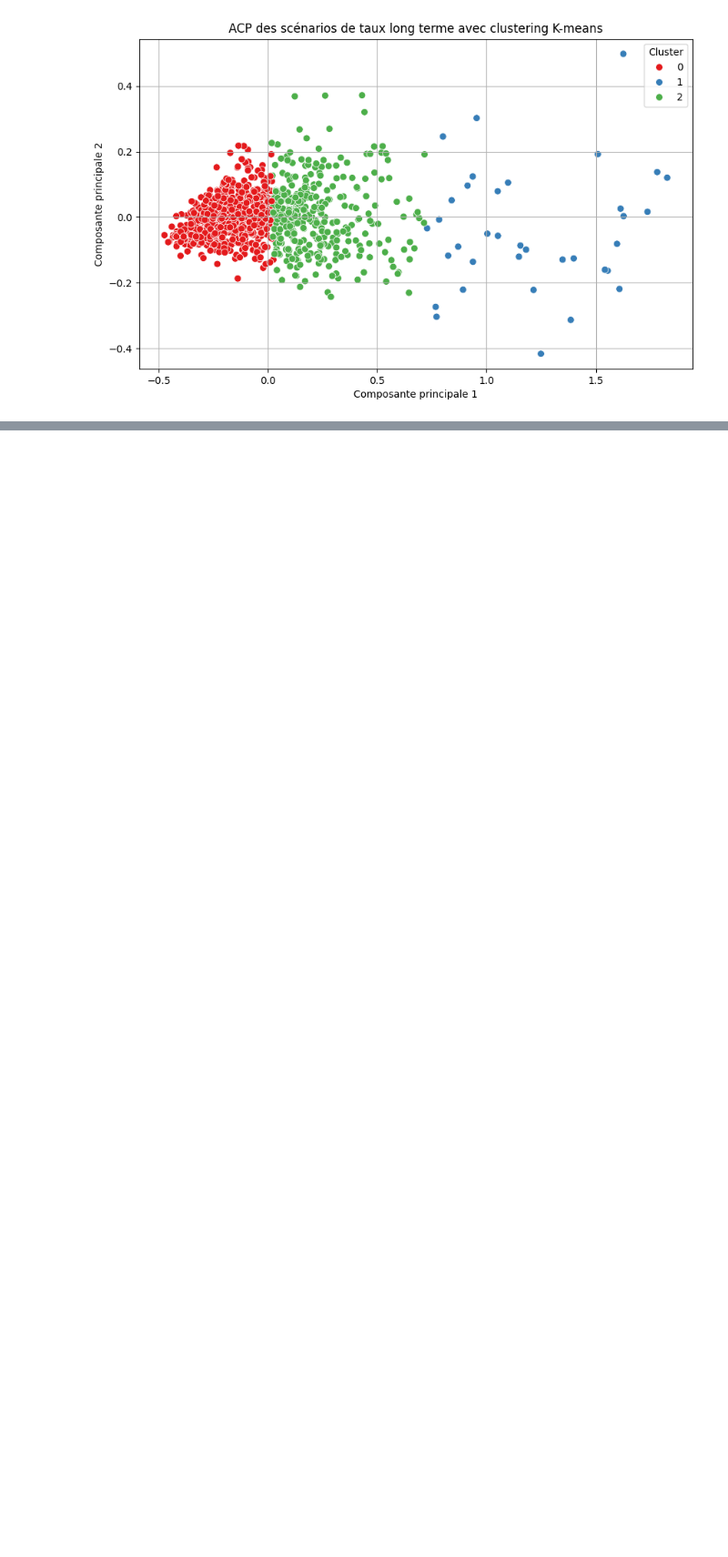
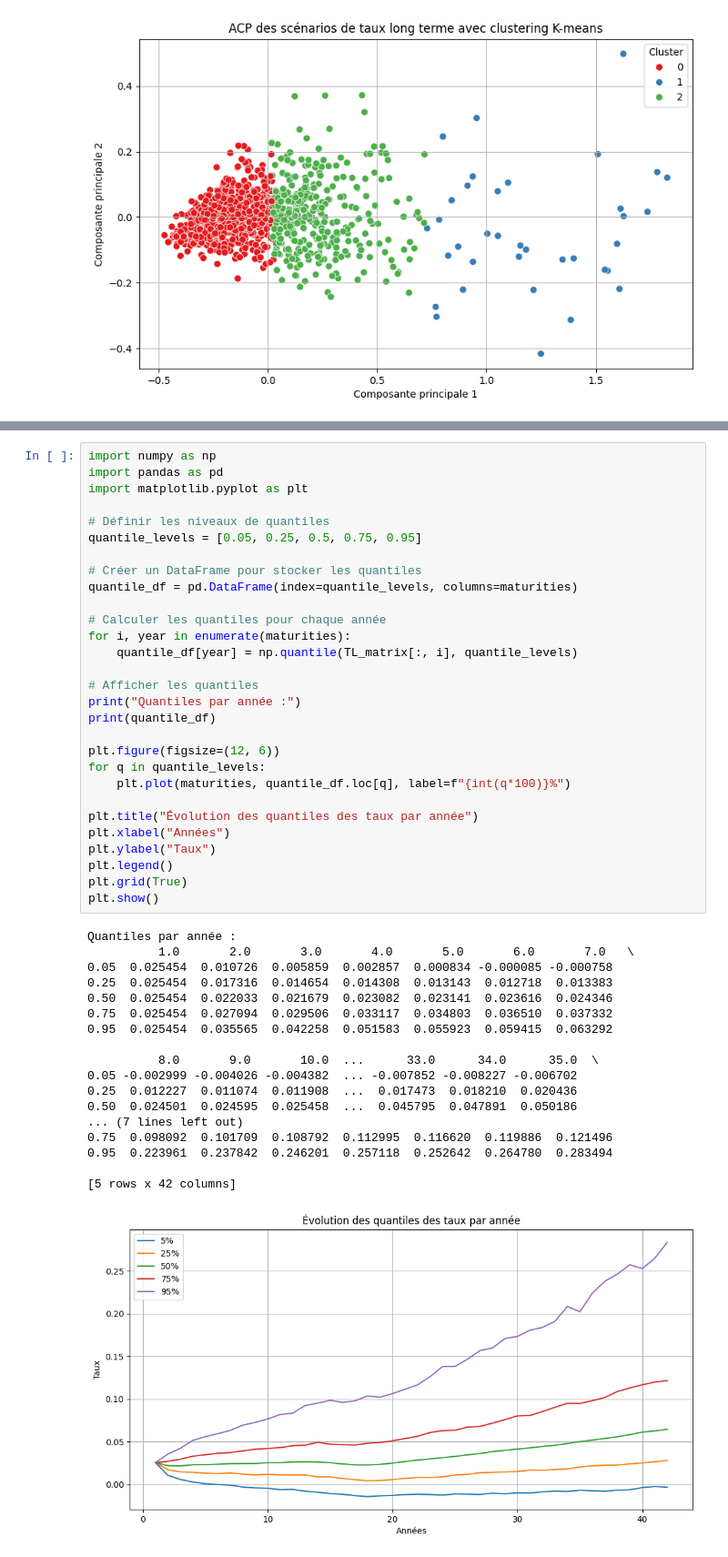
Before and after one commit to Eylz-Liu/Mod-le-vol-locale, a Jupyter notebook: Etude_GSE.ipynb, the cells around one changed output, grey strips where cells are left out. Shown at 91% size. Saved outputs shown, nothing was run; the diff lists cells and outputs as text; blank space fills up the shorter version.

```diff
--- a/Etude_GSE.ipynb
+++ b/Etude_GSE.ipynb
@@ -139,0 +142,48 @@ plt.show()
+# %%
+import numpy as np
+import pandas as pd
+import matplotlib.pyplot as plt
+
+# Définir les niveaux de quantiles
+quantile_levels = [0.05, 0.25, 0.5, 0.75, 0.95]
+
+# Créer un DataFrame pour stocker les quantiles
+quantile_df = pd.DataFrame(index=quantile_levels, columns=maturities)
+
+# Calculer les quantiles pour chaque année
+for i, year in enumerate(maturities):
+    quantile_df[year] = np.quantile(TL_matrix[:, i], quantile_levels)
+
+# Afficher les quantiles
+print("Quantiles par année :")
+print(quantile_df)
+
+plt.figure(figsize=(12, 6))
+for q in quantile_levels:
+    plt.plot(maturities, quantile_df.loc[q], label=f"{int(q*100)}%")
+
+plt.title("Évolution des quantiles des taux par année")
+plt.xlabel("Années")
+plt.ylabel("Taux")
+plt.legend()
+plt.grid(True)
+plt.show()
+# %% [output]
+Quantiles par année :
+          1.0       2.0       3.0       4.0       5.0       6.0       7.0   \
+0.05  0.025454  0.010726  0.005859  0.002857  0.000834 -0.000085 -0.000758
+0.25  0.025454  0.017316  0.014654  0.014308  0.013143  0.012718  0.013383
+0.50  0.025454  0.022033  0.021679  0.023082  0.023141  0.023616  0.024346
+0.75  0.025454  0.027094  0.029506  0.033117  0.034803  0.036510  0.037332
+0.95  0.025454  0.035565  0.042258  0.051583  0.055923  0.059415  0.063292
+
+          8.0       9.0       10.0  ...      33.0      34.0      35.0  \
+0.05 -0.002999 -0.004026 -0.004382  ... -0.007852 -0.008227 -0.006702
+0.25  0.012227  0.011074  0.011908  ...  0.017473  0.018210  0.020436
+0.50  0.024501  0.024595  0.025458  ...  0.045795  0.047891  0.050186
+... (7 lines left out)
+0.75  0.098092  0.101709  0.108792  0.112995  0.116620  0.119886  0.121496
+0.95  0.223961  0.237842  0.246201  0.257118  0.252642  0.264780  0.283494
+
+[5 rows x 42 columns]
+[figure, added]
```
Also changed, not shown: parts of 6 cells of this notebook.
